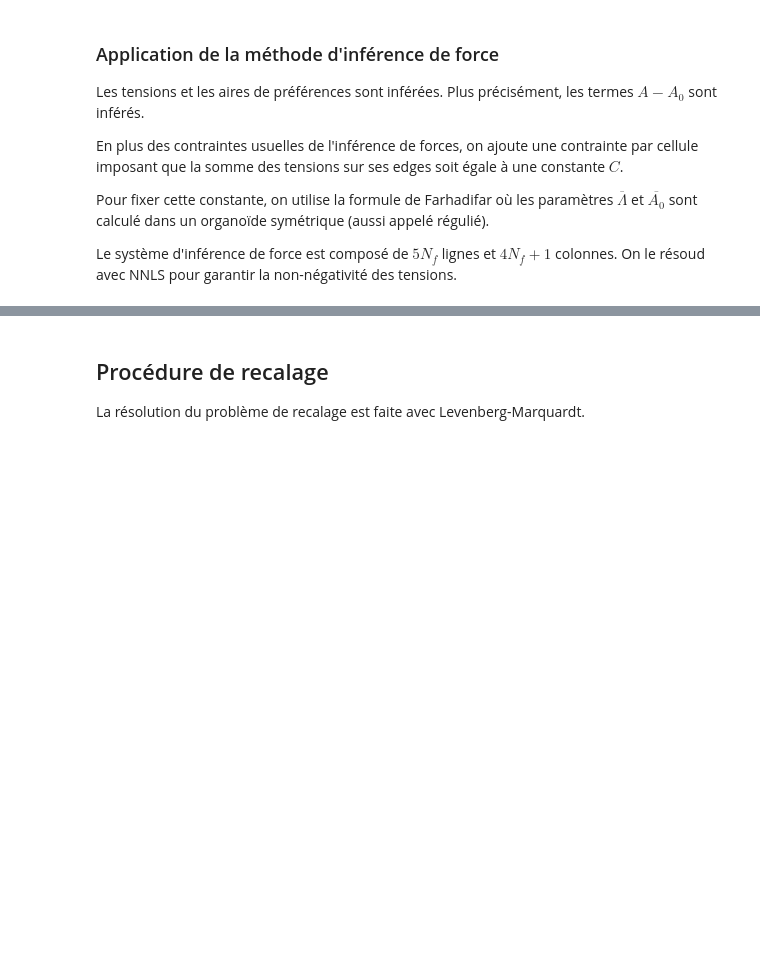
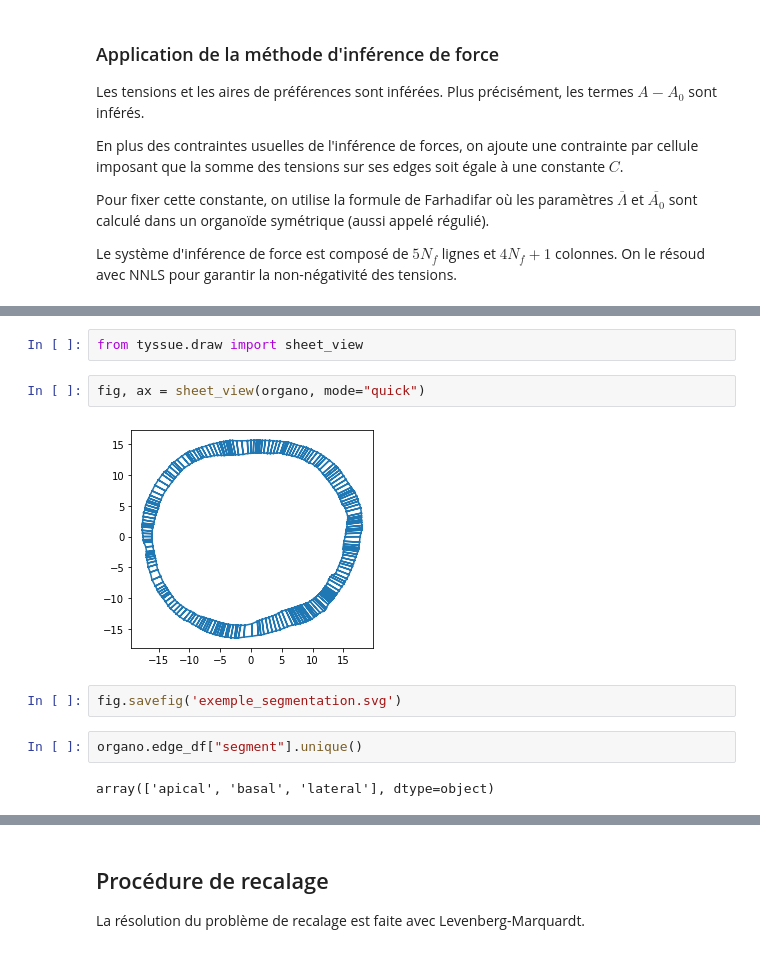
Before and after one commit to felixquinton/tyssue-taylor, a Jupyter notebook: notebooks/Demontrateur_from_image.ipynb, the cells around one changed output, grey strips where cells are left out. Saved outputs shown, nothing was run; the diff lists cells and outputs as text; blank space fills up the shorter version.

```diff
--- a/notebooks/Demontrateur_from_image.ipynb
+++ b/notebooks/Demontrateur_from_image.ipynb
@@ -145,0 +195,12 @@ Distance from th org to exp org:  0.0
+# %%
+from tyssue.draw import sheet_view
+# %%
+fig, ax = sheet_view(organo, mode="quick")
+# %% [output]
+[figure, added]
+# %%
+fig.savefig('exemple_segmentation.svg')
+# %%
+organo.edge_df["segment"].unique()
+# %% [output]
+array(['apical', 'basal', 'lateral'], dtype=object)
```
Also changed, not shown: parts of 19 cells of this notebook, 2 other files.
